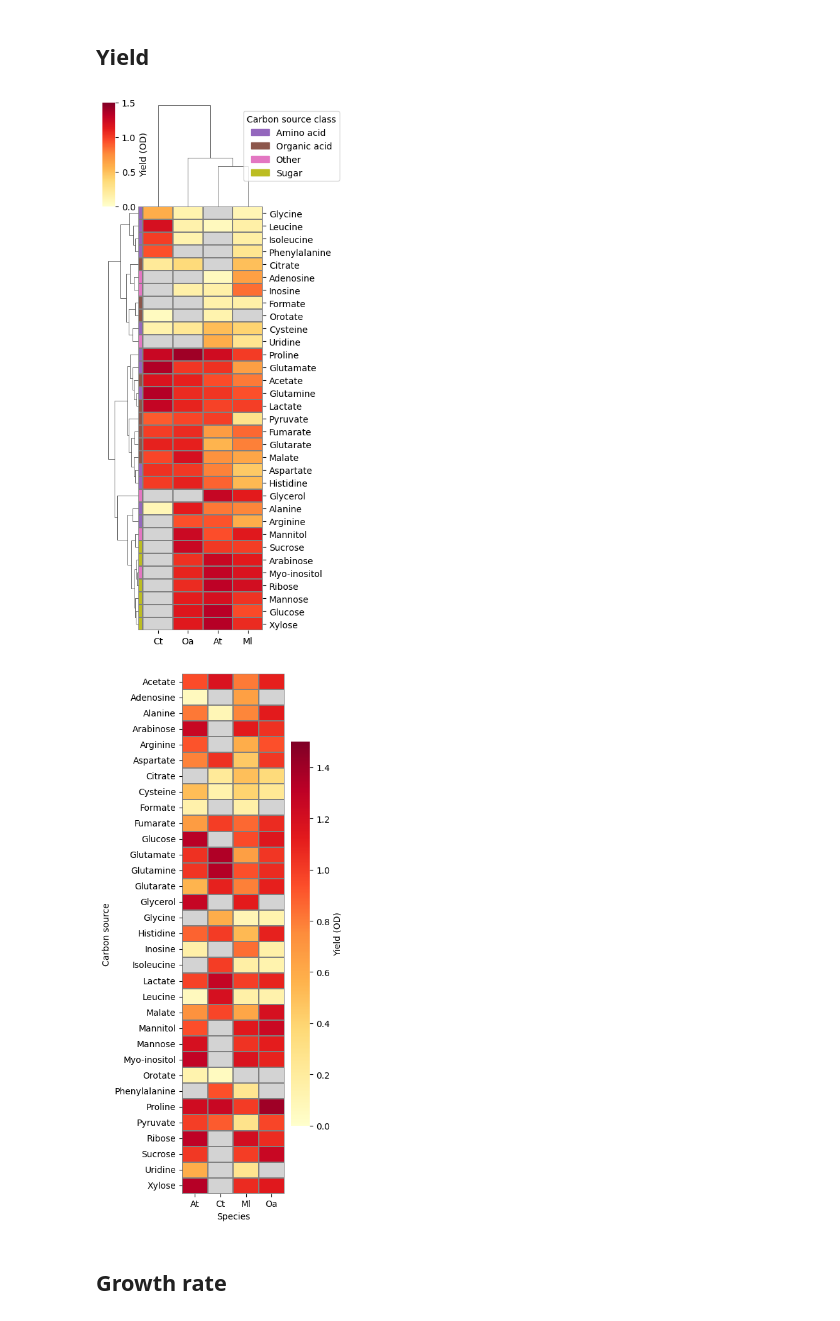
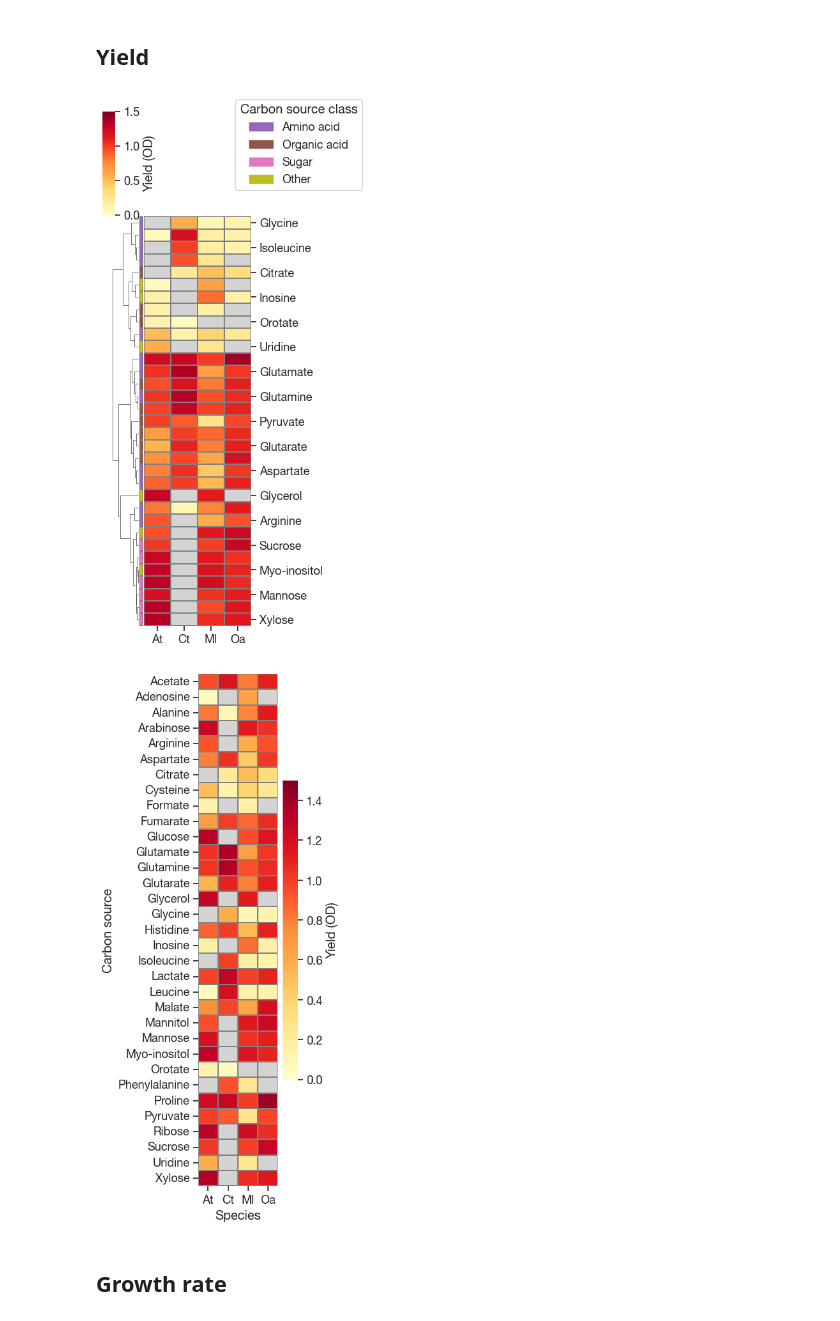
Before and after one commit to sulheim/coexistence, a Jupyter notebook: notebooks/1_growth_phenotyping/1E_plot_clustermaps.ipynb, the cells around one changed output. Cells and saved outputs as stored; diff of their text form; code cells hidden in the pictures.

```diff
--- a/notebooks/1_growth_phenotyping/1E_plot_clustermaps.ipynb
+++ b/notebooks/1_growth_phenotyping/1E_plot_clustermaps.ipynb
@@ -8,20 +8,21 @@ import scipy.stats as stats
 from pathlib import Path
 import numpy as np
 import matplotlib.patches as mpatches
+sns.set(font_scale=1.2, style='ticks', font='Helvetica Neue')
 # %%
 repo_folder = Path("../..")
 gp_folder = repo_folder / 'data/1_growth_phenotyping'
 figure_folder = repo_folder / "Figures" / "1_growth_phenotyping"
 
 
-res_df = pd.read_csv(folder / 'fitted_growth_parameters.csv', index_col=0)
-binary_growth = pd.read_csv(folder / 'growth_no_growth.csv', index_col = 0)
+res_df = pd.read_csv(gp_folder / 'fitted_growth_parameters.csv', index_col=0)
+binary_growth = pd.read_csv(gp_folder / 'growth_no_growth.csv', index_col = 0)
 binary_growth.index = binary_growth.index.str.replace('L-', '').str.replace('D-','').str.capitalize()
 binary_growth_dict = binary_growth.to_dict()
 # %%
 res_df['Carbon source'] = res_df['Carbon source'].str.replace('L-', '').str.replace('D-','').str.capitalize()
 # %%
-cs_class_df = pd.read_csv(folder / 'selected_carbon_sources.csv')
+cs_class_df = pd.read_csv(gp_folder / 'selected_carbon_sources.csv')
 cs_class_df.rename(columns={'Metabolite name': 'Carbon source'}, inplace=True)
 cs_class_df['Carbon source'] = cs_class_df['Carbon source'].str.replace('L-', '').str.replace('D-','').str.capitalize()
 
@@ -41,6 +42,9 @@ tab10_colors = [plt.cm.tab10.colors[i] for i in [4,5,6,8]]
 
 # Create a mapping from classes to colors
 unique_classes = sorted([x for x in list(set(cs_to_class.values())) if isinstance(x, str)]) # Get unique classes from cs_to_class
+# Move 'Other'to the end
+unique_classes.append(unique_classes.pop(unique_classes.index('Other')))
+
 class_to_color = {cls: tab10_colors[i] for i, cls in enumerate(unique_classes)}
 
 # Map the classes in `cs_to_class` to colors
@@ -50,34 +54,35 @@ cmap = plt.colormaps.get_cmap('YlOrRd')
 cmap.set_bad("lightgray")
 
 mask = np.zeros(yield_matrix.shape, dtype=bool)
 for i, c in enumerate(yield_matrix.index):
     for j, s in enumerate(yield_matrix.columns):
         mask[i,j] = not binary_growth_dict[s][c]
 g = sns.clustermap(yield_matrix, vmin = 0, vmax = 1.5, cmap = cmap, mask = mask,figsize=(4,9), dendrogram_ratio=0.2, cbar_kws={'label': 'Yield (OD)'},
                row_colors=row_colors,
+               col_cluster=False,
                linewidths=0.05, linecolor='gray')
 
 # Create legend handles
 handles = [
     mpatches.Patch(color=color, label=cls)
     for cls, color in class_to_color.items()
 ]
 
 # Add legend to the clustermap
 g.ax_heatmap.legend(
     handles=handles,
     title="Carbon source class",
     loc="lower left",
     bbox_to_anchor=(0.8, 1.05)
 )
 
 g.ax_heatmap.set_ylabel('')
 g.ax_heatmap.set_xlabel('')
 fn_fig = figure_folder / 'clustermap_yield.pdf'
 
 plt.savefig(fn_fig)
 # %% [output]
-[figure, old version]
+[figure, new version]
 # %%
 species = list(res_df.Species.unique())
 species.sort()
@@ -92,7 +97,7 @@ sns.heatmap(yield_matrix.loc[carbon_sources, species], vmin = 0, vmax = 1.5,
 plt.tight_layout()
 plt.savefig('../../Supplementary_figures/heatmap_yield.pdf')
 # %% [output]
-[figure, old version]
+[figure, new version]
 # %% [markdown]
 ## Growth rate
 # %%
```
Also changed, not shown: parts of 18 cells of this notebook, 26 other files.
